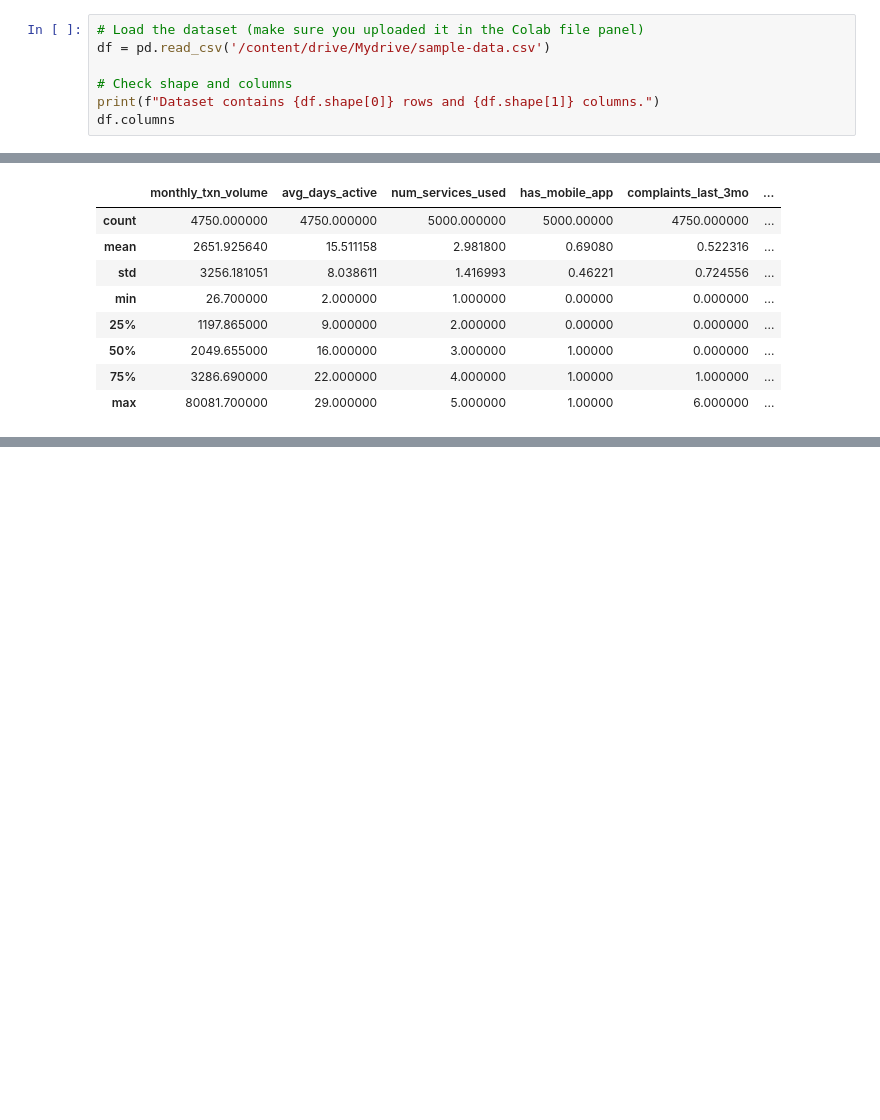
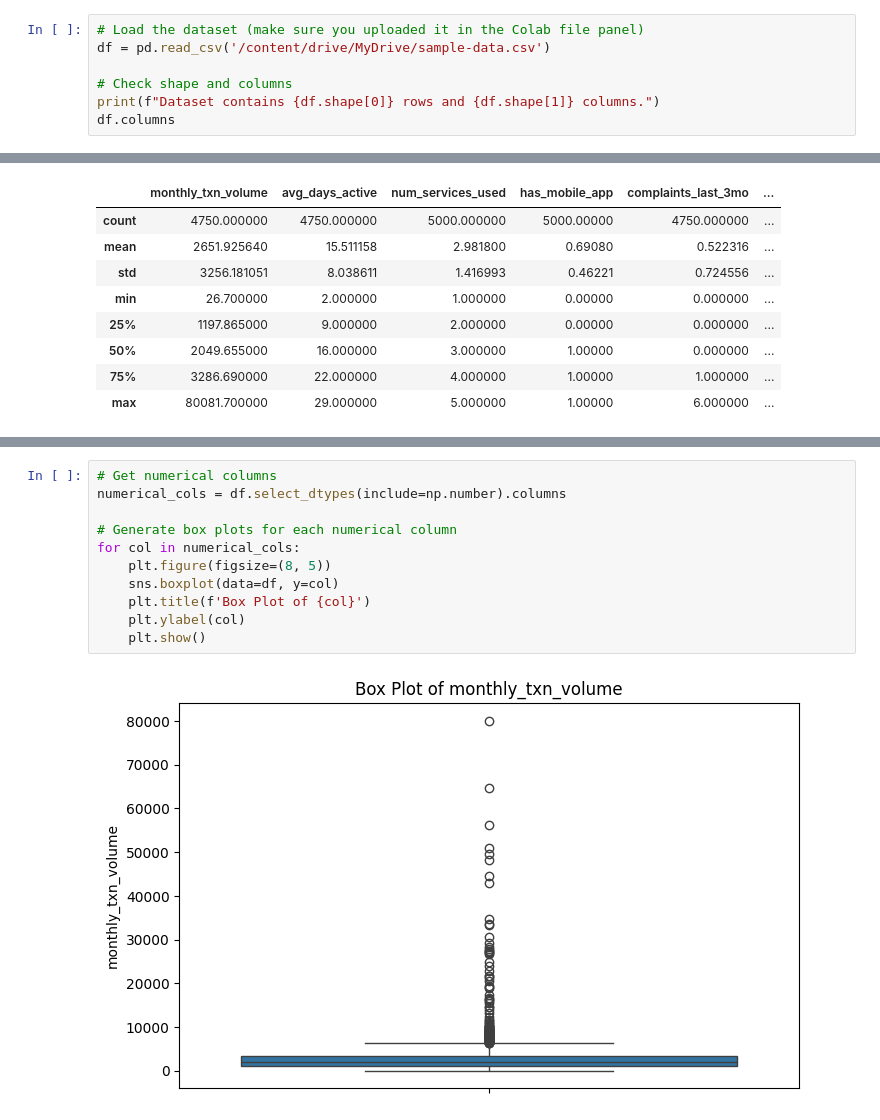
Before and after one commit to marina237/novaEdge, a Jupyter notebook: novaEdge.ipynb, the cells around one changed output, grey strips where cells are left out. Drawn from its saved outputs; the diff is of its cells as text; blank space fills up the shorter version.

Commit message:
Improvements of EDA and data cleaning (outliers, missing values, imputation)

```diff
--- a/novaEdge.ipynb
+++ b/novaEdge.ipynb
@@ -70,7 +68,7 @@ remote_url = f"https://{username}:{token}@github.com/{username}/{repo}.git"
 !git push -u origin main
 # %%
 # Load the dataset (make sure you uploaded it in the Colab file panel)
-df = pd.read_csv('/content/drive/Mydrive/sample-data.csv')
+df = pd.read_csv('/content/drive/MyDrive/sample-data.csv')
 
 # Check shape and columns
 print(f"Dataset contains {df.shape[0]} rows and {df.shape[1]} columns.")
@@ -151,0 +138,13 @@ else:
+# %%
+# Get numerical columns
+numerical_cols = df.select_dtypes(include=np.number).columns
+
+# Generate box plots for each numerical column
+for col in numerical_cols:
+    plt.figure(figsize=(8, 5))
+    sns.boxplot(data=df, y=col)
+    plt.title(f'Box Plot of {col}')
+    plt.ylabel(col)
+    plt.show()
+# %% [output]
+[figure, added]
```
Also changed, not shown: parts of 23 cells of this notebook.
